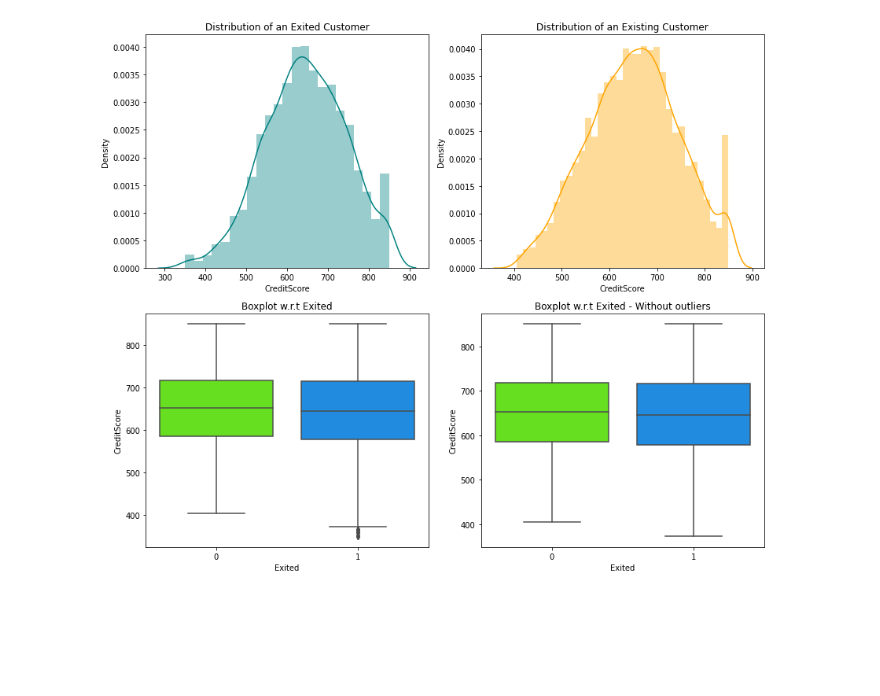
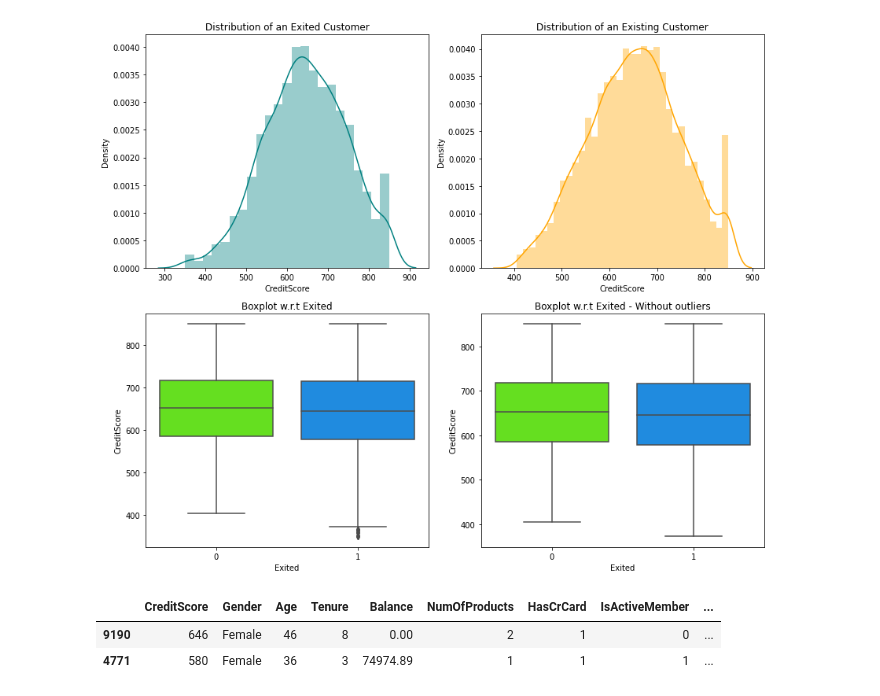
Before and after one commit to snegi5/hello-github, a Jupyter notebook: Module_7.ipynb, the cells around one changed output. Saved outputs shown, nothing was run; the diff lists cells and outputs as text; code cells hidden in the pictures; blank space fills up the shorter version.

```diff
--- a/Module_7.ipynb
+++ b/Module_7.ipynb
@@ -123,3 +134,11 @@ def plot(x,target='Exited'):
 plot('CreditScore')
 # %% [output]
 [figure]
+# %%
+# one hot encoding for Geography.
+data = pd.get_dummies(data, columns=['Geography'],drop_first=True)
+data.sample(2)
+# %% [output]
+|  | CreditScore | Gender | Age | Tenure | Balance | NumOfProducts | HasCrCard | IsActiveMember | ... |
+| 9190 | 646 | Female | 46 | 8 | 0.00 | 2 | 1 | 0 | ... |
+| 4771 | 580 | Female | 36 | 3 | 74974.89 | 1 | 1 | 1 | ... |
```
Also changed, not shown: parts of 3 cells of this notebook.
